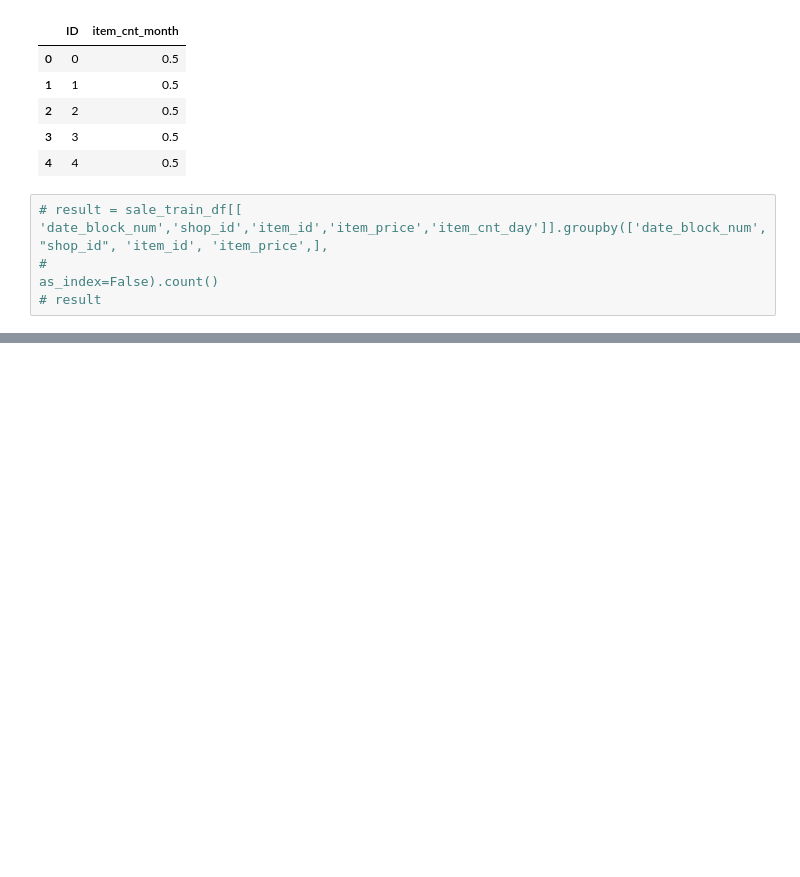
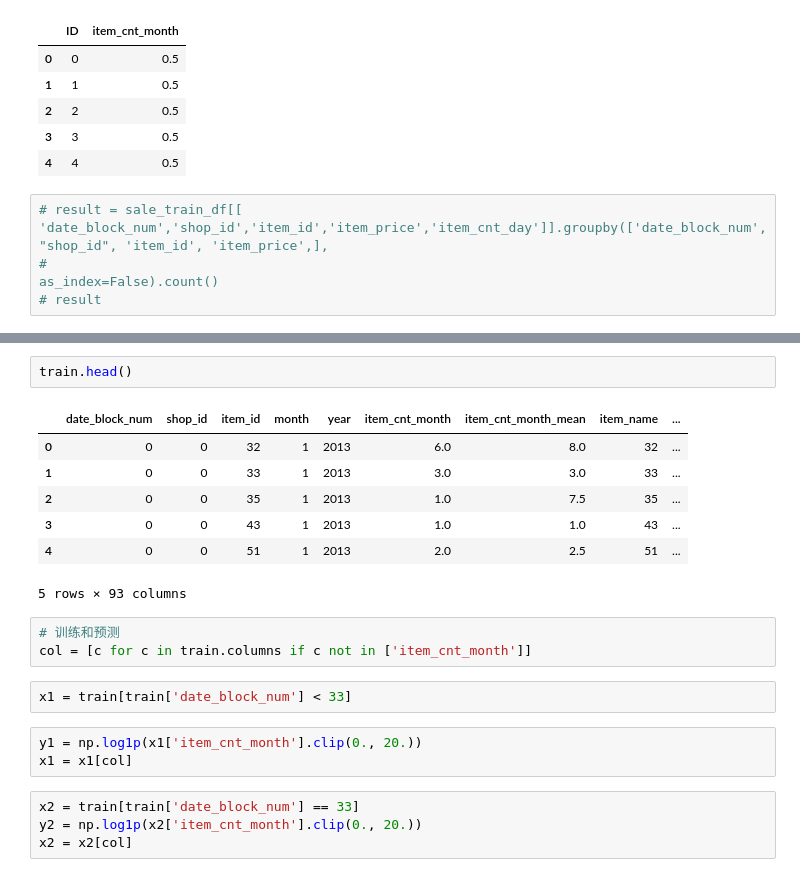
Before and after one commit to yunshuipiao/sw-kaggle, a Jupyter notebook: competitive-data-science-predict-future-sales/01.ipynb, the cells around one changed output, grey strips where cells are left out. Cells and saved outputs as stored; diff of their text form; blank space fills up the shorter version.

```diff
--- a/competitive-data-science-predict-future-sales/01.ipynb
+++ b/competitive-data-science-predict-future-sales/01.ipynb
@@ -168,0 +262,22 @@ rfr_submission.to_csv('./sub.csv', index=False)
+# %%
+train.head()
+# %% [output]
+|  | date_block_num | shop_id | item_id | month | year | item_cnt_month | item_cnt_month_mean | item_name | ... |
+| 0 | 0 | 0 | 32 | 1 | 2013 | 6.0 | 8.0 | 32 | ... |
+| 1 | 0 | 0 | 33 | 1 | 2013 | 3.0 | 3.0 | 33 | ... |
+| 2 | 0 | 0 | 35 | 1 | 2013 | 1.0 | 7.5 | 35 | ... |
+| 3 | 0 | 0 | 43 | 1 | 2013 | 1.0 | 1.0 | 43 | ... |
+| 4 | 0 | 0 | 51 | 1 | 2013 | 2.0 | 2.5 | 51 | ... |
+5 rows × 93 columns
+# %%
+# 训练和预测
+col = [c for c in train.columns if c not in ['item_cnt_month']]
+# %%
+x1 = train[train['date_block_num'] < 33]
+# %%
+y1 = np.log1p(x1['item_cnt_month'].clip(0., 20.))
+x1 = x1[col]
+# %%
+x2 = train[train['date_block_num'] == 33]
+y2 = np.log1p(x2['item_cnt_month'].clip(0., 20.))
+x2 = x2[col]
```
Also changed, not shown: parts of 48 cells of this notebook, 1 other file.
